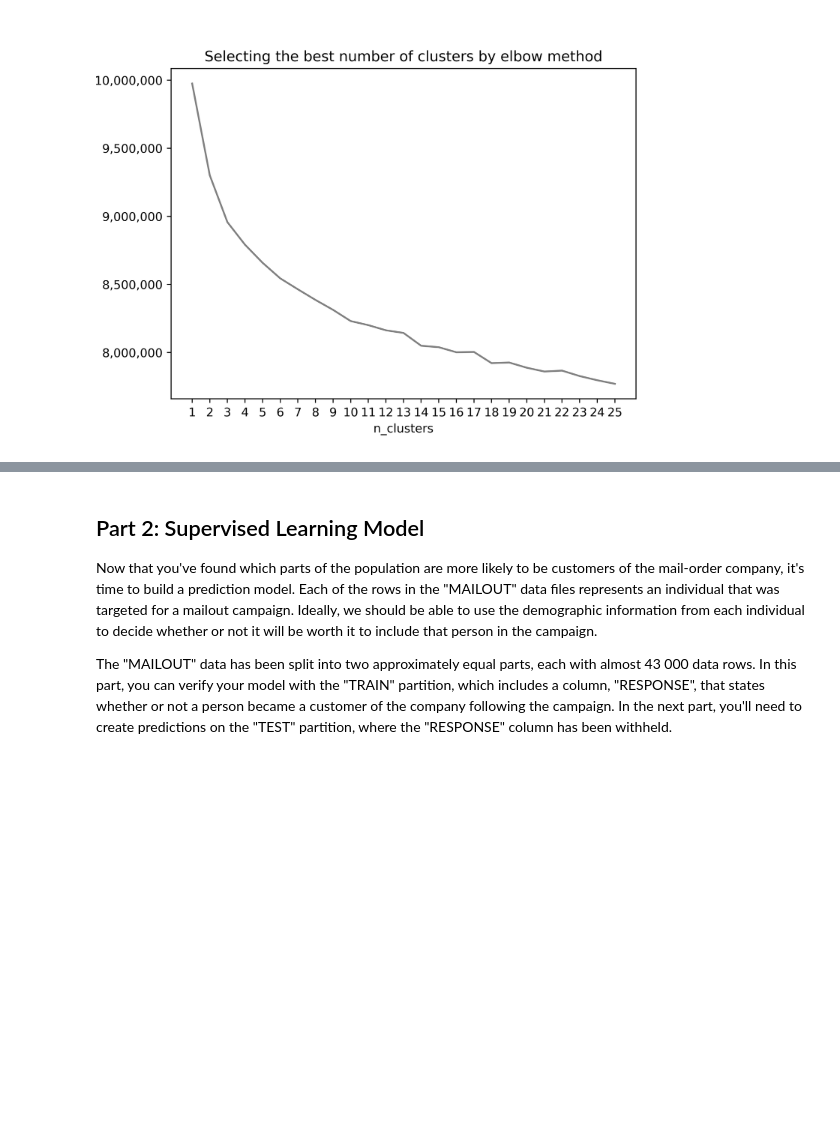
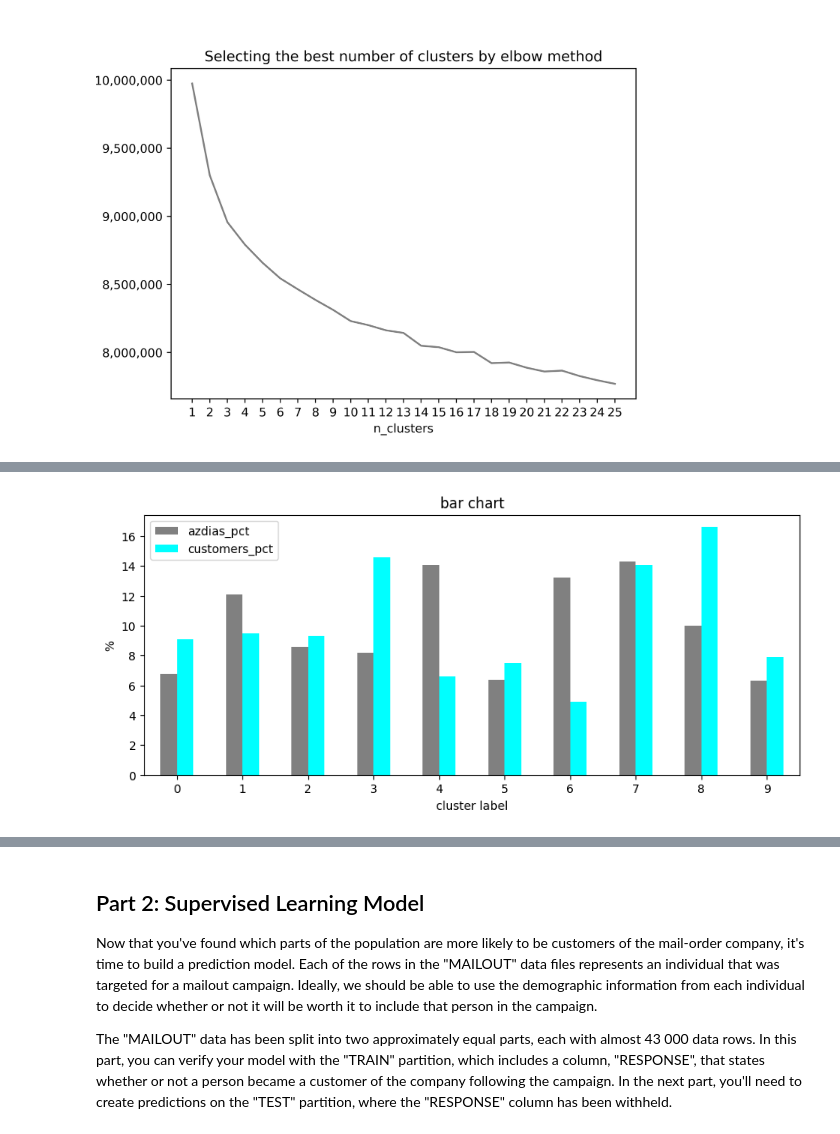
Before and after one commit to jaeyoun-chang/u_city_capstone, a Jupyter notebook: Arvato_Project_Workbook.ipynb, the cells around one changed output, grey strips where cells are left out. Saved outputs shown, nothing was run; the diff lists cells and outputs as text; code cells hidden in the pictures; blank space fills up the shorter version.

Commit message:
clustering

```diff
--- a/Arvato_Project_Workbook.ipynb
+++ b/Arvato_Project_Workbook.ipynb
@@ -1301,0 +1306,3 @@ Image ('cluster_number_elbow.png', width = 600, height = 400)
+# %%
+customers_label = kmeans.predict(customers_228)
+customers_label
@@ -1301,0 +1311,15 @@ Image ('cluster_number_elbow.png', width = 600, height = 400)
+# %%
+def cluster_df (label_data, col_name):
+    '''
+    function to create a dataframe showing sample number and portion by each cluster label_data
+    label_data: array of clustering labels
+    col_name: str, column name used in data frame
+    '''
+
+    df = pd.Series(label_data).value_counts().sort_index().reset_index()
+    df.columns = ['label', col_name]
+    df = df.reset_index(drop=True)
+    df[col_name + '_pct'] = (df[col_name] / df[col_name].sum() * 100).round(1)
+    df = df.drop(col_name, axis = 1)
+
+    return df
@@ -1301,0 +1341,3 @@ Image ('cluster_number_elbow.png', width = 600, height = 400)
+# %%
+customers_cluster = cluster_df (customers_label, 'customers')
+customers_cluster
@@ -1301,0 +1388,3 @@ Image ('cluster_number_elbow.png', width = 600, height = 400)
+# %%
+clusters = vlookup(azdias_cluster, customers_cluster)
+clusters
@@ -1301,0 +1403,15 @@ Image ('cluster_number_elbow.png', width = 600, height = 400)
+# %%
+clusters.plot(
+    kind = 'bar', figsize=(10, 4),
+    x = 'label',
+    y = ['azdias_pct', 'customers_pct'],
+    color = ['grey', 'cyan'],
+    # color='gray',
+    title = 'bar chart',
+    ylabel = '%',
+    xlabel = 'cluster label',
+    # xticks = clusters.label,
+    );
+plt.xticks(rotation=0);
+# %% [output]
+[figure, added]
```
Also changed, not shown: parts of 20 cells of this notebook.
